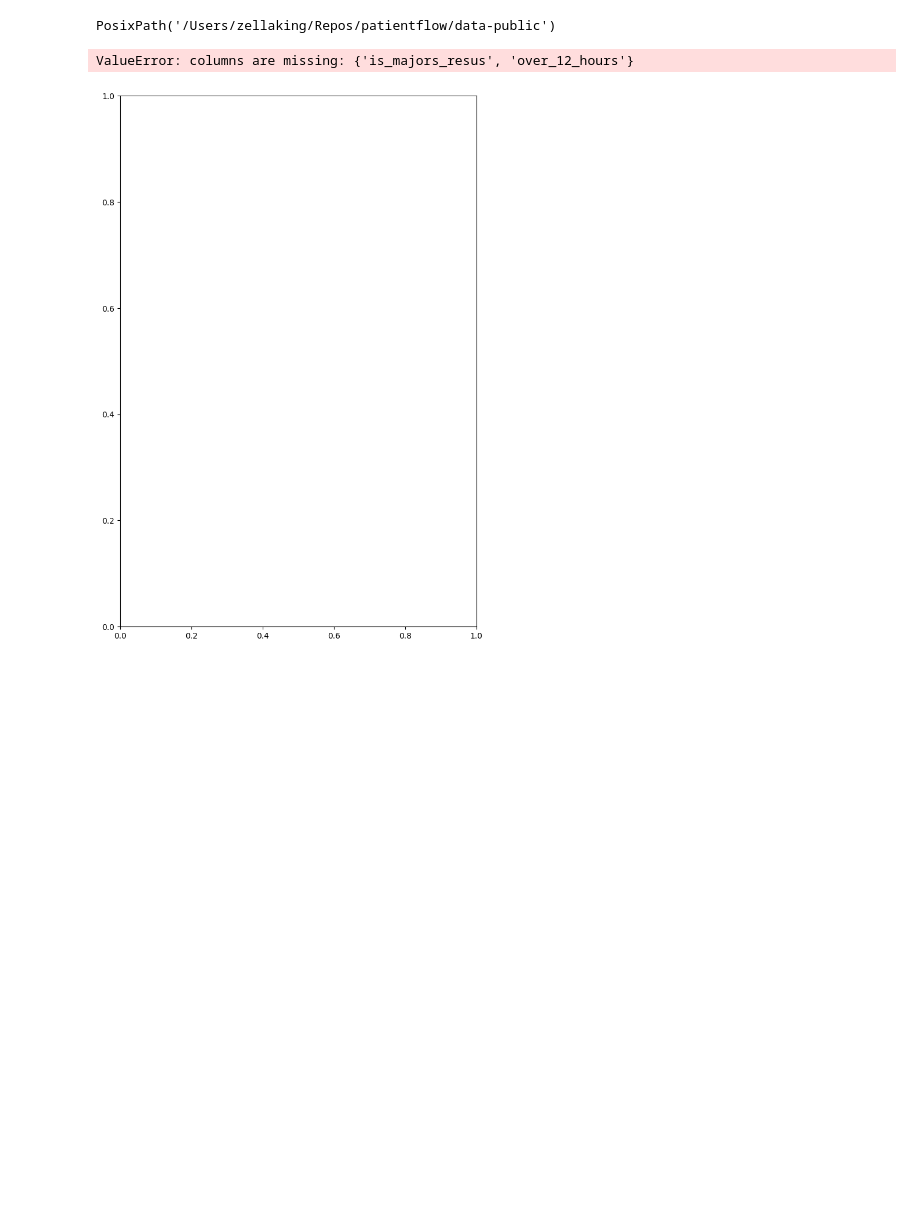
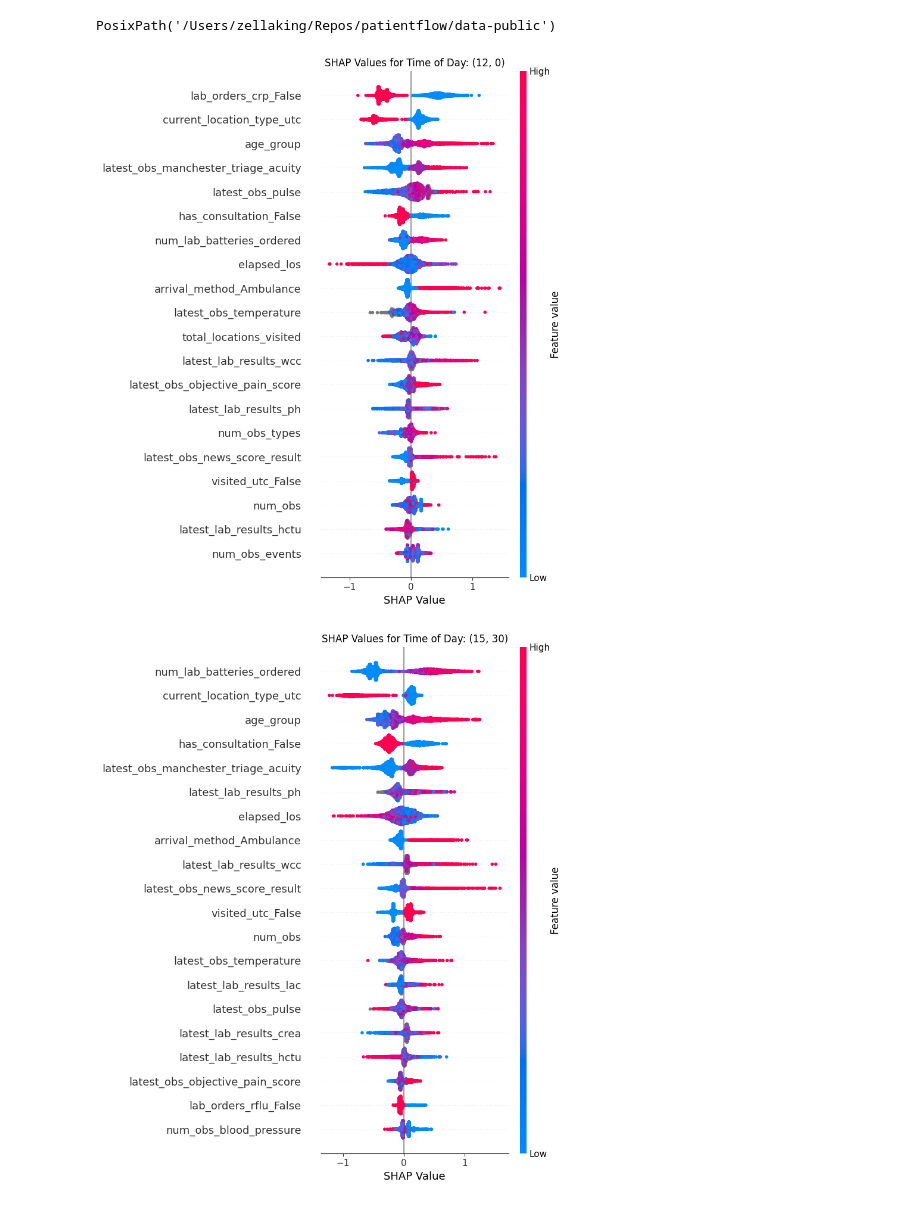
Before and after one commit to zmek/patientflow, a Jupyter notebook: notebooks/4a_Predict_probability_of_admission_from_ED.ipynb, the cells around one changed output. Drawn from its saved outputs; the diff is of its cells as text; code cells hidden in the pictures; blank space fills up the shorter version.

Commit message:
Experiment with minimal dataset - create notebook identifying minimal data items - script to compare and plot model performance - modify viz functions to receive models

```diff
--- a/notebooks/4a_Predict_probability_of_admission_from_ED.ipynb
+++ b/notebooks/4a_Predict_probability_of_admission_from_ED.ipynb
@@ -494,13 +490,13 @@ The cell below shows SHAP plots for the main model at each prediction time. To s
 # %% [output]
 PosixPath('/Users/zellaking/Repos/patientflow/data-public')
 # %%
-from patientflow.viz.shap_plot import plot_shap_individually
+from patientflow.viz.shap_plot import plot_shap
 
-plot_shap_individually(model_file_path=model_file_path,
+plot_shap(model_file_path=model_file_path,
                        media_file_path=media_file_path,
                        data_file_path = data_file_path / "ed_visits.csv" ,
                        prediction_times = prediction_times,
-                       model_name = 'admissions_minimal')
+                       model_name = 'admissions')
 # %% [output]
-ValueError: columns are missing: {'is_majors_resus', 'over_12_hours'}
-[figure, old version]
+[figure, new version]
+[figure, added]
```
Also changed, not shown: parts of 5 cells of this notebook, 6 other files.
